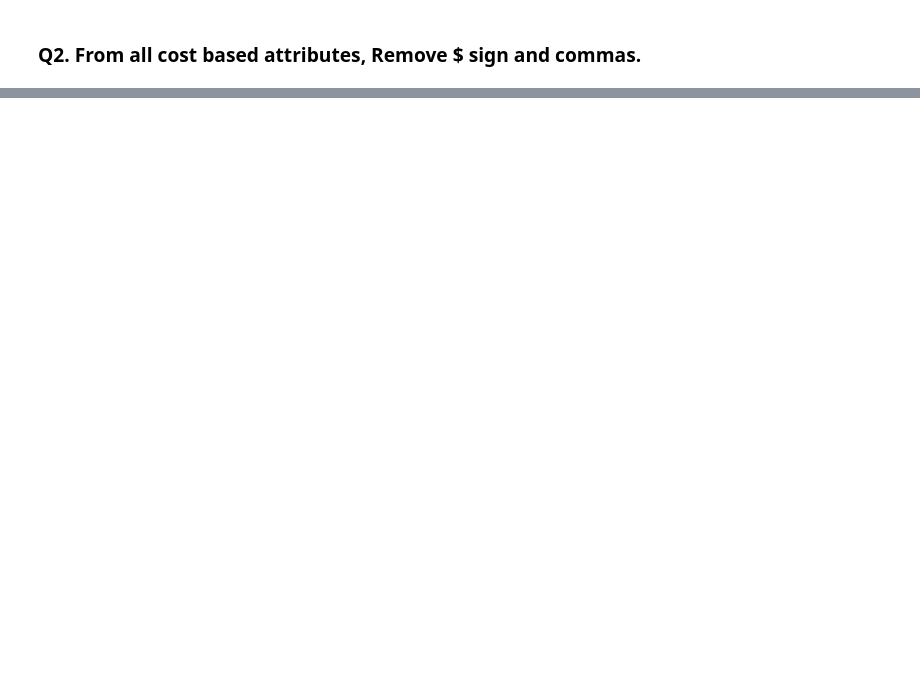
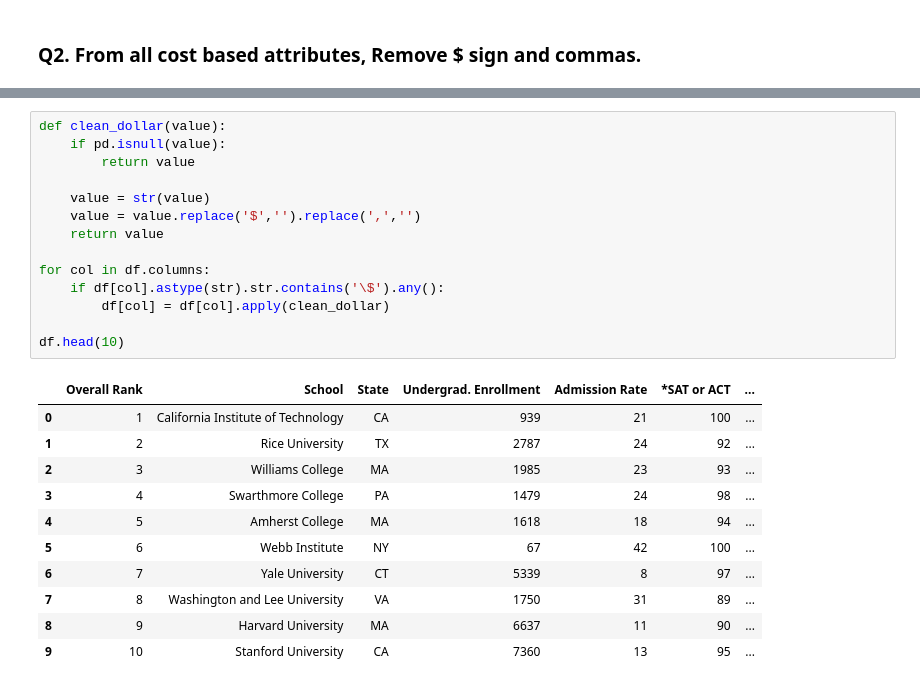
Before and after one commit to PrashantChoudhary13579/Machine-learning-, a Jupyter notebook: LAB_5/exercise_7_code.ipynb, the cells around one changed output, grey strips where cells are left out. Cells and saved outputs as stored; diff of their text form; blank space fills up the shorter version.

```diff
--- a/LAB_5/exercise_7_code.ipynb
+++ b/LAB_5/exercise_7_code.ipynb
@@ -100,0 +147,26 @@ ValueError: could not convert string to float: '90*'
+# %%
+def clean_dollar(value):
+    if pd.isnull(value):
+        return value
+
+    value = str(value)
+    value = value.replace('$','').replace(',','')
+    return value
+
+for col in df.columns:
+    if df[col].astype(str).str.contains('\$').any():
+        df[col] = df[col].apply(clean_dollar)
+
+df.head(10)
+# %% [output]
+|  | Overall Rank | School | State | Undergrad. Enrollment | Admission Rate | *SAT or ACT | ... |
+| 0 | 1 | California Institute of Technology | CA | 939 | 21 | 100 | ... |
+| 1 | 2 | Rice University | TX | 2787 | 24 | 92 | ... |
+| 2 | 3 | Williams College | MA | 1985 | 23 | 93 | ... |
+| 3 | 4 | Swarthmore College | PA | 1479 | 24 | 98 | ... |
+| 4 | 5 | Amherst College | MA | 1618 | 18 | 94 | ... |
+| 5 | 6 | Webb Institute | NY | 67 | 42 | 100 | ... |
+| 6 | 7 | Yale University | CT | 5339 | 8 | 97 | ... |
+| 7 | 8 | Washington and Lee University | VA | 1750 | 31 | 89 | ... |
+| 8 | 9 | Harvard University | MA | 6637 | 11 | 90 | ... |
+| 9 | 10 | Stanford University | CA | 7360 | 13 | 95 | ... |
```
Also changed, not shown: parts of 6 cells of this notebook, 1 other file.
